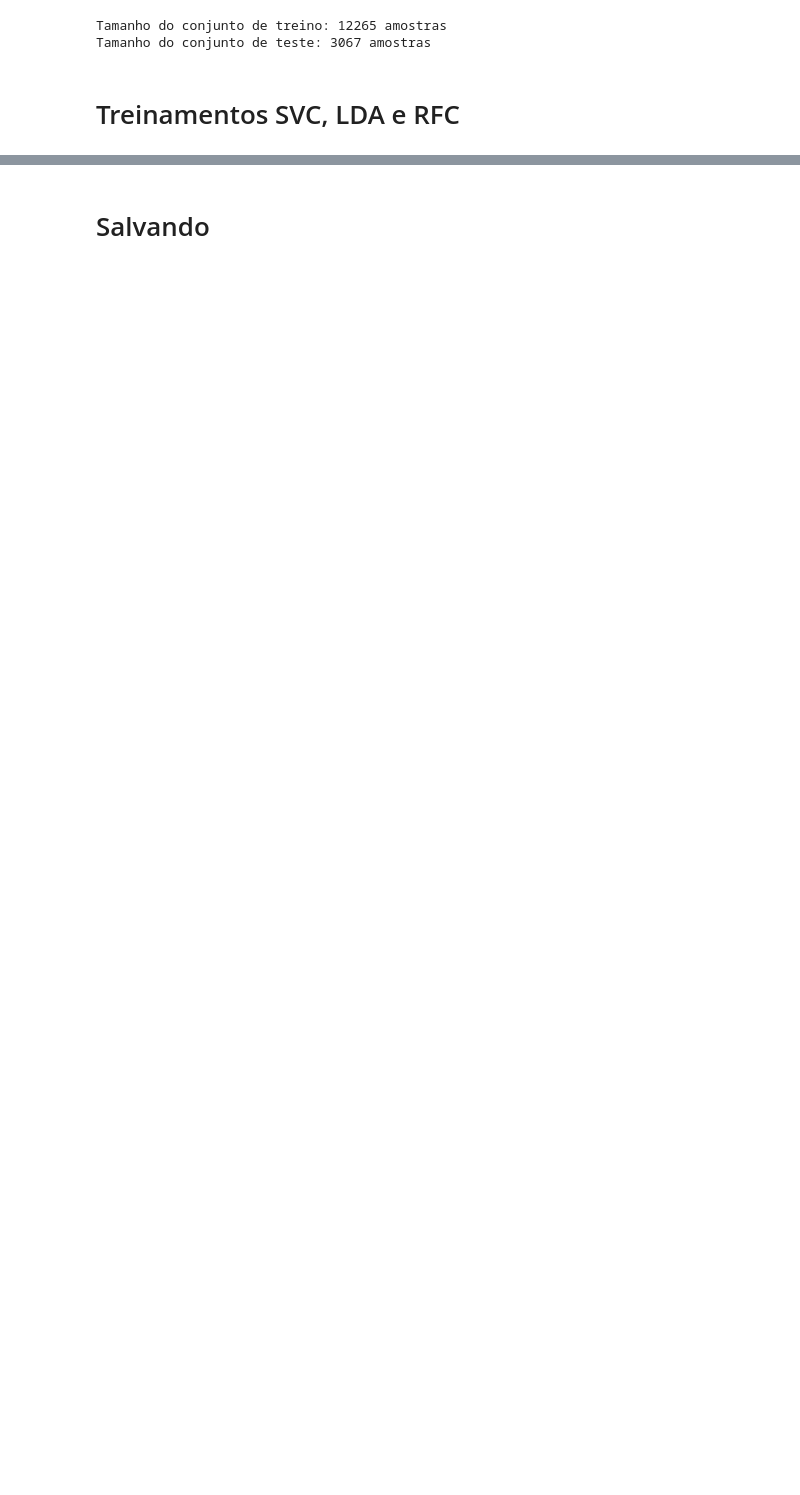
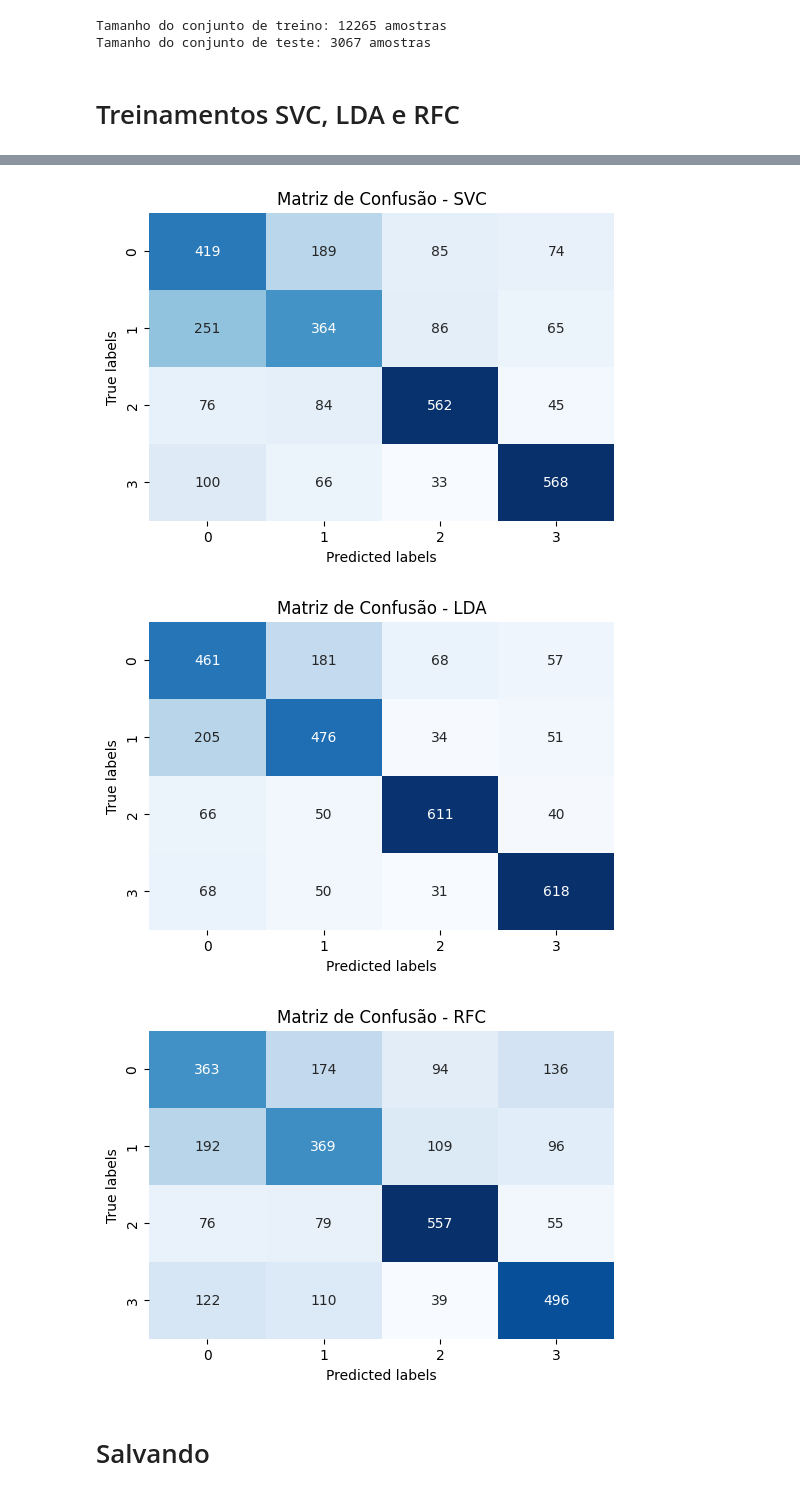
Before and after one commit to Sir-Vinicius/FER-2013_emotion_detection, a Jupyter notebook: emotion_detection_training.ipynb, the cells around one changed output, grey strips where cells are left out. Saved outputs shown, nothing was run; the diff lists cells and outputs as text; code cells hidden in the pictures; blank space fills up the shorter version.

```diff
--- a/emotion_detection_training.ipynb
+++ b/emotion_detection_training.ipynb
@@ -169,3 +174,26 @@ weighted avg       0.61      0.61      0.61      3067
+# %%
+# Função para plotar a matriz de confusão
+def plot_confusion_matrix(y_true, y_pred, title):
+    cm = confusion_matrix(y_true, y_pred)
+    plt.figure(figsize=(6, 4))
+    sns.heatmap(cm, annot=True, fmt='d', cmap='Blues', cbar=False)
+    plt.xlabel('Predicted labels')
+    plt.ylabel('True labels')
+    plt.title(title)
+    plt.show()
+
+# Matriz de confusão para SVC
+plot_confusion_matrix(y_test, y_pred_svc, 'Matriz de Confusão - SVC')
+
+# Matriz de confusão para LDA
+plot_confusion_matrix(y_test, y_pred_lda, 'Matriz de Confusão - LDA')
+
+# Matriz de confusão para RFC
+plot_confusion_matrix(y_test, y_pred_rfc, 'Matriz de Confusão - RFC')
+# %% [output]
+[figure, added]
+[figure, added]
+[figure, added]
 # %% [markdown]
 # Salvando
 # %%
```
Also changed, not shown: parts of 8 cells of this notebook, 3 other files.
